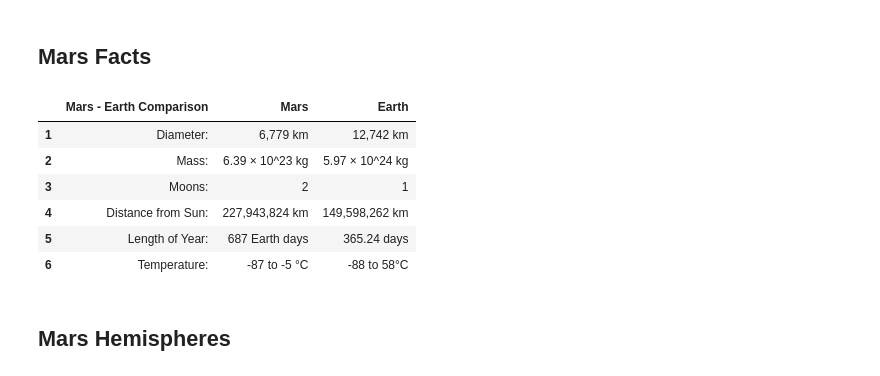
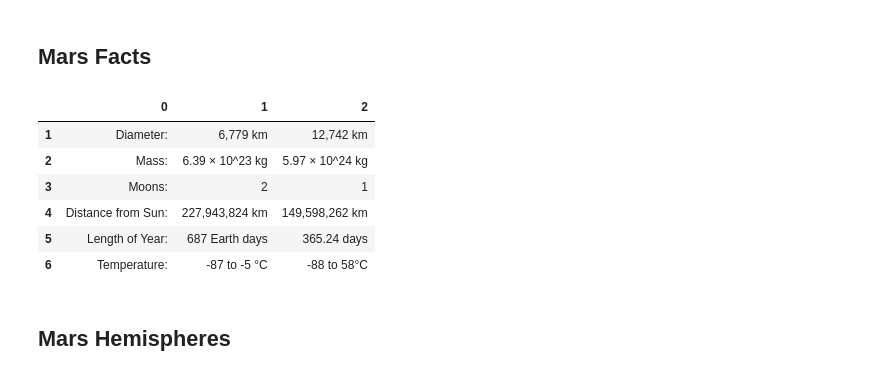
Before and after one commit to namatagb/gtbc-12-web-scraping-challenge, a Jupyter notebook: mission_to_mars.ipynb, the cells around one changed output. Cells and saved outputs as stored; diff of their text form; code cells hidden in the pictures.

```diff
--- a/mission_to_mars.ipynb
+++ b/mission_to_mars.ipynb
@@ -97,11 +97,13 @@ browser.visit(url)
 mars_table = pd.read_html(url)
 mars_table = mars_table[0]
 # %%
-mars_table.columns = mars_table.iloc[0]
-mars_table = mars_table[1:]
+#mars_table.columns = mars_table.iloc[0]
+#mars_table = mars_table[1:]
+
+mars_table = mars_table.drop(labels=0, axis=0)
 mars_table
 # %% [output]
-|  | Mars - Earth Comparison | Mars | Earth |
+|  | 0 | 1 | 2 |
 | 1 | Diameter: | 6,779 km | 12,742 km |
 | 2 | Mass: | 6.39 × 10^23 kg | 5.97 × 10^24 kg |
 | 3 | Moons: | 2 | 1 |
```
Also changed, not shown: parts of 6 cells of this notebook, 4 other files.
